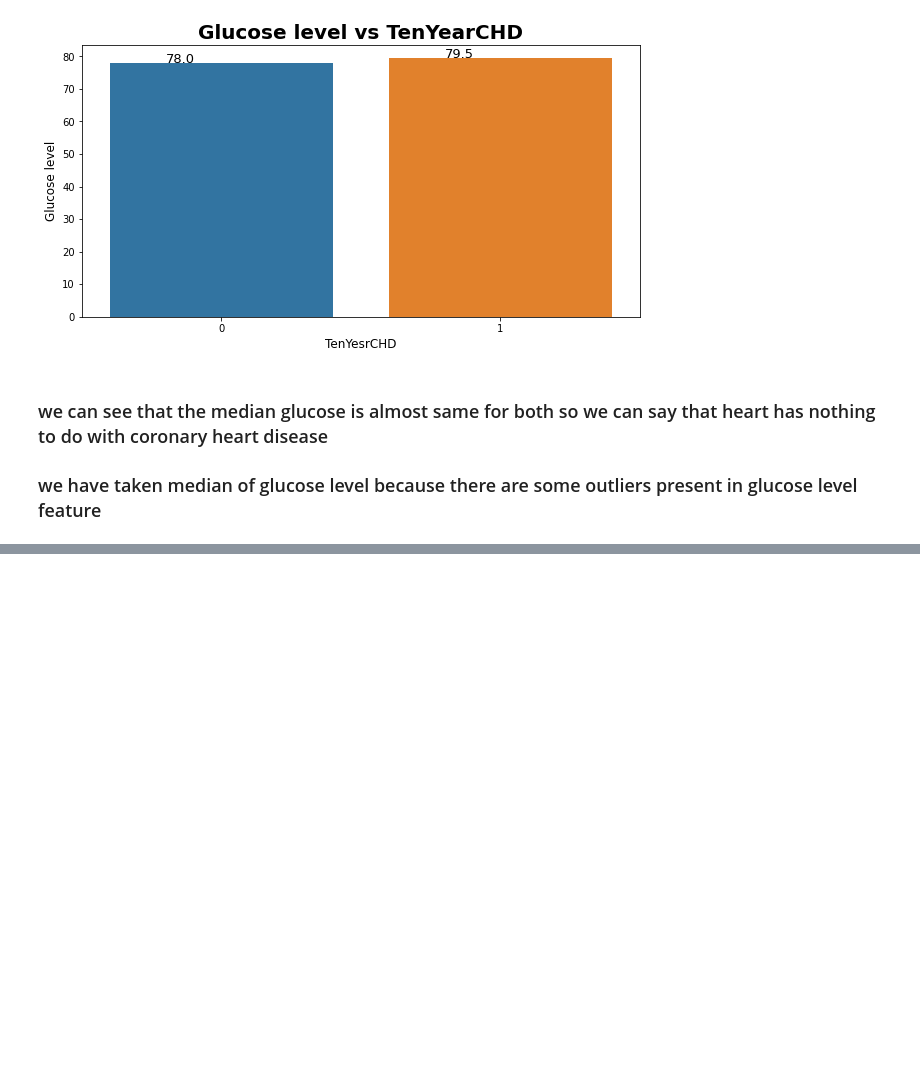
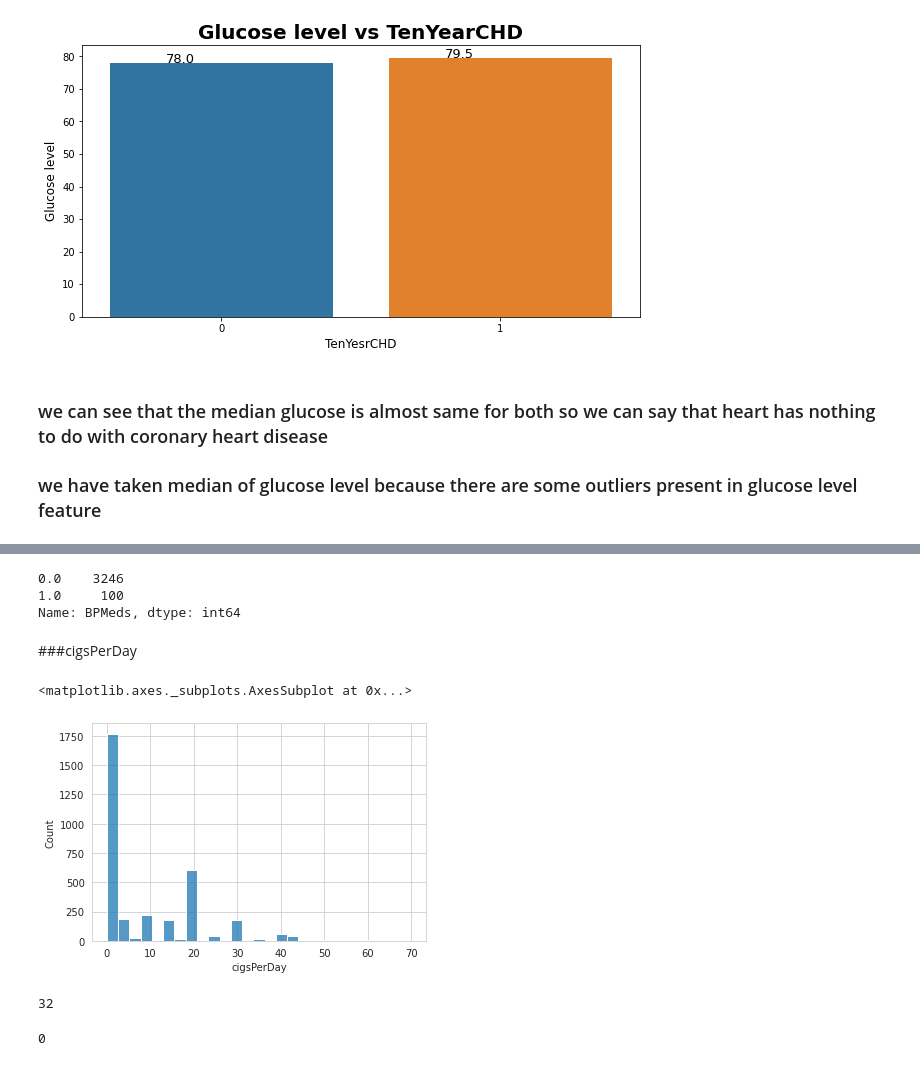
Before and after one commit to Kishan459/Cardiovascular-Rist-Prediction, a Jupyter notebook: Cardiovascular_Rist_Prediction.ipynb, the cells around one changed output, grey strips where cells are left out. Cells and saved outputs as stored; diff of their text form; code cells hidden in the pictures; blank space fills up the shorter version.

```diff
--- a/Cardiovascular_Rist_Prediction.ipynb
+++ b/Cardiovascular_Rist_Prediction.ipynb
@@ -854,0 +907,20 @@ plt.show()
+# %%
+df['BPMeds'].value_counts()
+# %% [output]
+0.0    3246
+1.0     100
+Name: BPMeds, dtype: int64
+# %%
+#handling  null values od BPMeds
+df['BPMeds'] = df['BPMeds'].fillna(df['BPMeds'].mode().iloc[0])
+# %% [markdown]
+###cigsPerDay
+# %%
+sns.histplot(df['cigsPerDay'])
+# %% [output]
+<matplotlib.axes._subplots.AxesSubplot at 0x...>
+[figure, added]
+# %%
+df['cigsPerDay'].nunique()
+# %% [output]
+32
@@ -854,0 +929,4 @@ plt.show()
+# %%
+df['cigsPerDay'].isna().sum()
+# %% [output]
+0
```
Also changed, not shown: parts of 79 cells of this notebook.
